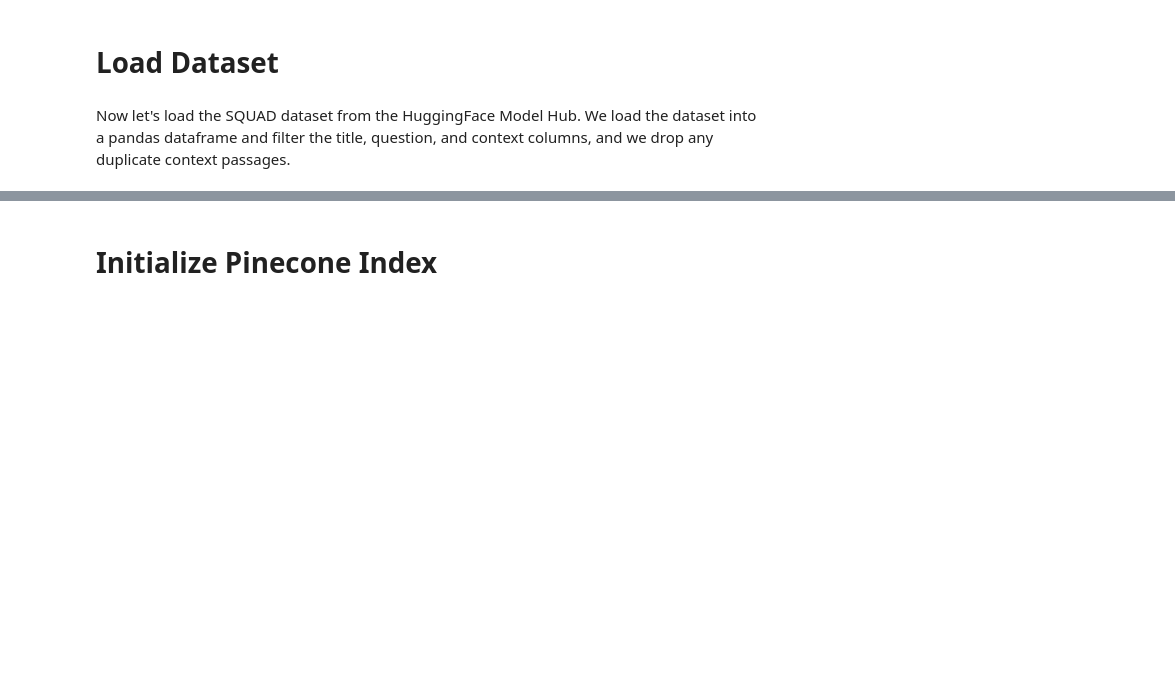
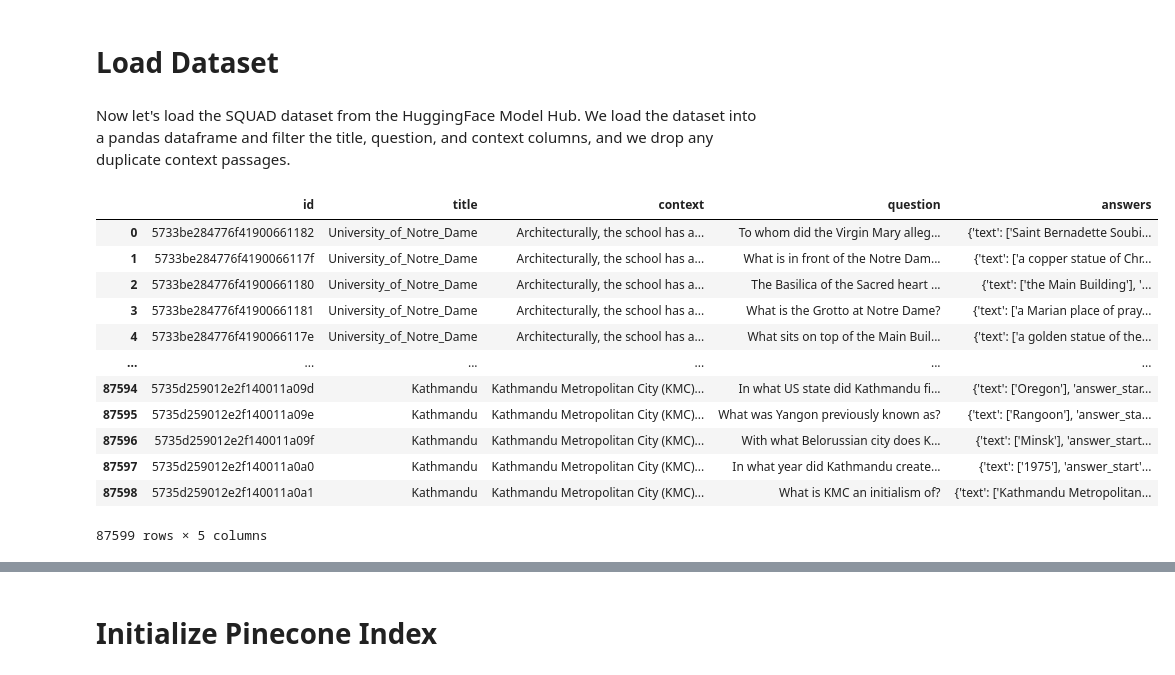
Before and after one commit to ironhack-labs/lab-extractive-question-answering, a Jupyter notebook: lab-extractive-question-answering.ipynb, the cells around one changed output, grey strips where cells are left out. Cells and saved outputs as stored; diff of their text form; code cells hidden in the pictures; blank space fills up the shorter version.

```diff
--- a/lab-extractive-question-answering.ipynb
+++ b/lab-extractive-question-answering.ipynb
@@ -96,5 +100,21 @@ from datasets import load_dataset
 
 # load the squad dataset into a pandas dataframe
 df = load_dataset("rajpurkar/squad", split="train").to_pandas()
+# %%
+display(df)
+# %% [output]
+|  | id | title | context | question | answers |
+| 0 | 5733be284776f41900661182 | University_of_Notre_Dame | Architecturally, the school has a... | To whom did the Virgin Mary alleg... | {'text': ['Saint Bernadette Soubi... |
+| 1 | 5733be284776f4190066117f | University_of_Notre_Dame | Architecturally, the school has a... | What is in front of the Notre Dam... | {'text': ['a copper statue of Chr... |
+| 2 | 5733be284776f41900661180 | University_of_Notre_Dame | Architecturally, the school has a... | The Basilica of the Sacred heart ... | {'text': ['the Main Building'], '... |
+| 3 | 5733be284776f41900661181 | University_of_Notre_Dame | Architecturally, the school has a... | What is the Grotto at Notre Dame? | {'text': ['a Marian place of pray... |
+| 4 | 5733be284776f4190066117e | University_of_Notre_Dame | Architecturally, the school has a... | What sits on top of the Main Buil... | {'text': ['a golden statue of the... |
+| ... | ... | ... | ... | ... | ... |
+| 87594 | 5735d259012e2f140011a09d | Kathmandu | Kathmandu Metropolitan City (KMC)... | In what US state did Kathmandu fi... | {'text': ['Oregon'], 'answer_star... |
+| 87595 | 5735d259012e2f140011a09e | Kathmandu | Kathmandu Metropolitan City (KMC)... | What was Yangon previously known as? | {'text': ['Rangoon'], 'answer_sta... |
+| 87596 | 5735d259012e2f140011a09f | Kathmandu | Kathmandu Metropolitan City (KMC)... | With what Belorussian city does K... | {'text': ['Minsk'], 'answer_start... |
+| 87597 | 5735d259012e2f140011a0a0 | Kathmandu | Kathmandu Metropolitan City (KMC)... | In what year did Kathmandu create... | {'text': ['1975'], 'answer_start'... |
+| 87598 | 5735d259012e2f140011a0a1 | Kathmandu | Kathmandu Metropolitan City (KMC)... | What is KMC an initialism of? | {'text': ['Kathmandu Metropolitan... |
+87599 rows × 5 columns
 # %%
 # select only title and context column
```
Also changed, not shown: parts of 18 cells of this notebook.
